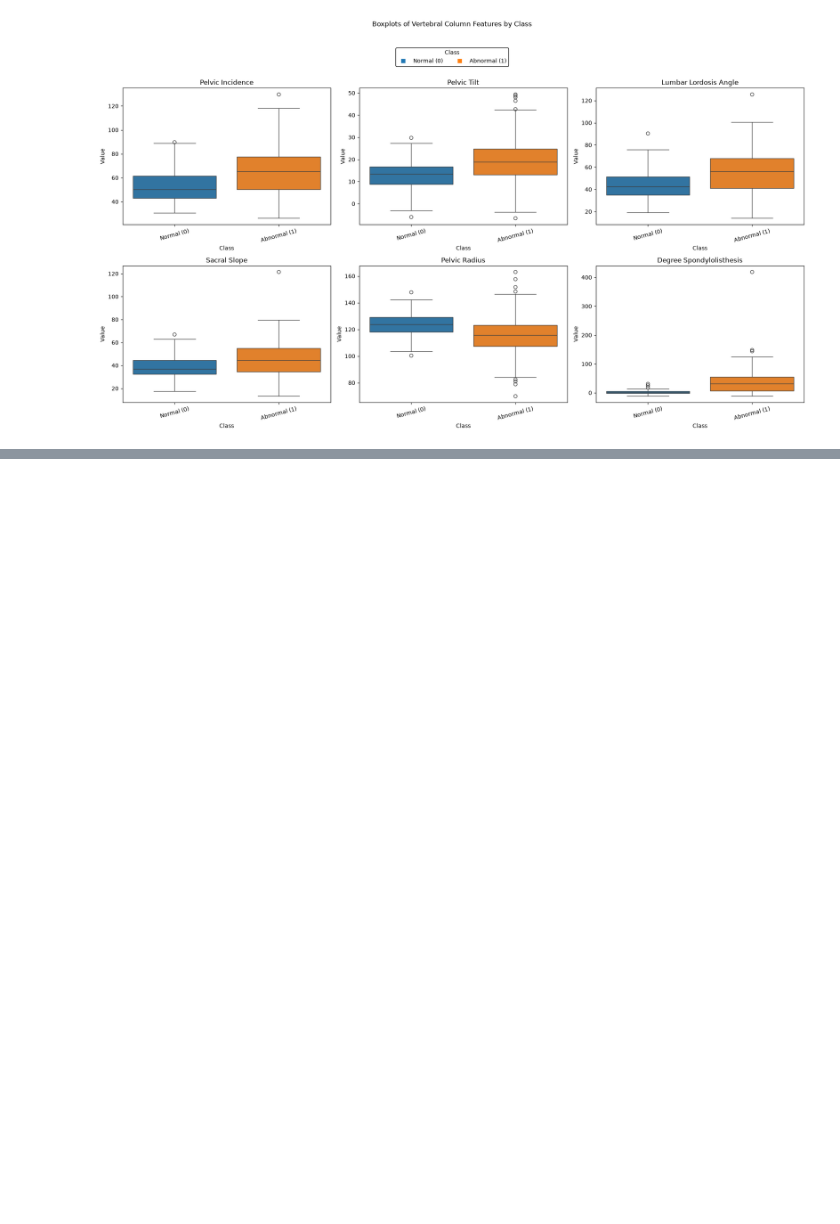
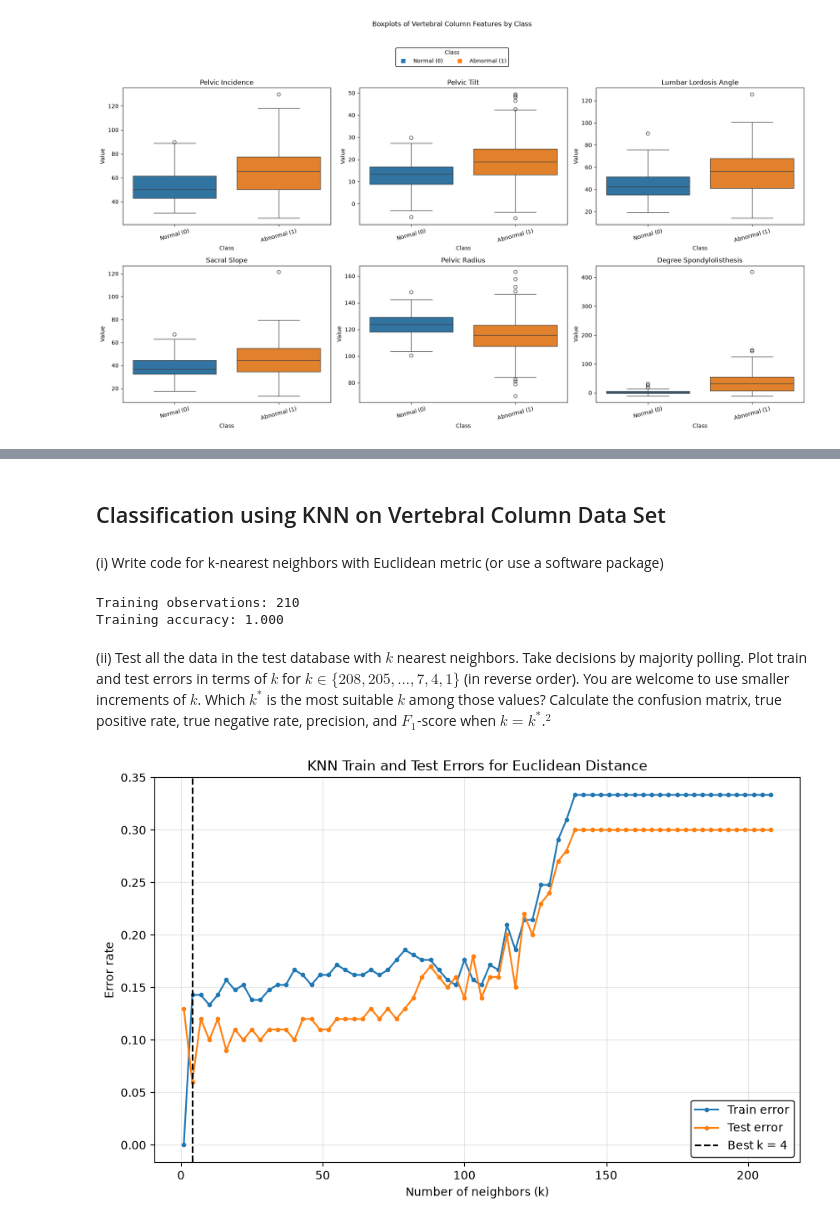
Before and after one commit to prathamaeron/DSCI-552-Assignments, a Jupyter notebook: assignment-01/notebooks/Aggarwal_Pratham_HW1.ipynb, the cells around one changed output, grey strips where cells are left out. Cells and saved outputs as stored; diff of their text form; code cells hidden in the pictures; blank space fills up the shorter version.

```diff
--- a/assignment-01/notebooks/Aggarwal_Pratham_HW1.ipynb
+++ b/assignment-01/notebooks/Aggarwal_Pratham_HW1.ipynb
@@ -172,0 +187,80 @@ plt.show()
+# %% [markdown]
+## Classification using KNN on Vertebral Column Data Set
+# %% [markdown]
+(i) Write code for k-nearest neighbors with Euclidean metric (or use a software package)
+# %%
+X_train = train[features]
+y_train = train['class']
+
+knn_euclidean = KNeighborsClassifier(
+    n_neighbors=1,
+    metric='euclidean',
+)
+knn_euclidean.fit(X_train, y_train)
+
+train_predictions = knn_euclidean.predict(X_train)
+
+print(f'Training observations: {len(X_train)}')
+print(f'Training accuracy: {knn_euclidean.score(X_train, y_train):.3f}')
+# %% [output]
+Training observations: 210
+Training accuracy: 1.000
+# %% [markdown]
+(ii) Test all the data in the test database with $k$ nearest neighbors. Take decisions by majority polling. Plot train and test errors in terms of $k$ for $k \in \{208, 205, \ldots, 7, 4, 1\}$ (in reverse order). You are welcome to use smaller increments of $k$. Which $k^*$ is the most suitable $k$ among those values? Calculate the confusion matrix, true positive rate, true negative rate, precision, and $F_1$-score when $k = k^*$.$^2$
+# %%
+X_test = test[features]
+y_test = test['class']
+
+k_values = list(range(208, 0, -3))
+train_errors = []
+test_errors = []
+
+for k in k_values:
+    knn_model = KNeighborsClassifier(
+        n_neighbors=k,
+        metric='euclidean',
+    )
+    knn_model.fit(X_train, y_train)
+    train_errors.append(1 - knn_model.score(X_train, y_train))
+    test_errors.append(1 - knn_model.score(X_test, y_test))
+
+best_index = int(np.argmin(test_errors))
+k_star = k_values[best_index]
+best_test_error = test_errors[best_index]
+
+plt.figure(figsize=(10, 6))
+plt.plot(k_values, train_errors, marker='o', markersize=3, label='Train error')
+plt.plot(k_values, test_errors, marker='o', markersize=3, label='Test error')
+plt.axvline(k_star, color='black', linestyle='--', label=f'Best k = {k_star}')
+plt.xlabel('Number of neighbors (k)')
+plt.ylabel('Error rate')
+plt.title('KNN Train and Test Errors for Euclidean Distance')
+plt.legend(frameon=True, edgecolor='black')
+plt.grid(alpha=0.3)
+plt.show()
+
+best_knn = KNeighborsClassifier(
+    n_neighbors=k_star,
+    metric='euclidean',
+)
+best_knn.fit(X_train, y_train)
+best_test_predictions = best_knn.predict(X_test)
+
+confusion = confusion_matrix(y_test, best_test_predictions, labels=[0, 1])
+tn, fp, fn, tp = confusion.ravel()
+
+true_positive_rate = tp / (tp + fn)
+true_negative_rate = tn / (tn + fp)
+precision = tp / (tp + fp)
+f1_score = 2 * precision * true_positive_rate / (precision + true_positive_rate)
+
+print(f'Best k*: {k_star}')
+print(f'Best test error: {best_test_error:.3f}')
+print('\nConfusion matrix [ [TN, FP], [FN, TP] ]:')
+print(confusion)
+print(f'True positive rate: {true_positive_rate:.3f}')
+print(f'True negative rate: {true_negative_rate:.3f}')
+print(f'Precision: {precision:.3f}')
+print(f'F1-score: {f1_score:.3f}')
+# %% [output]
+[figure, added]
```
Also changed, not shown: parts of 6 cells of this notebook.
